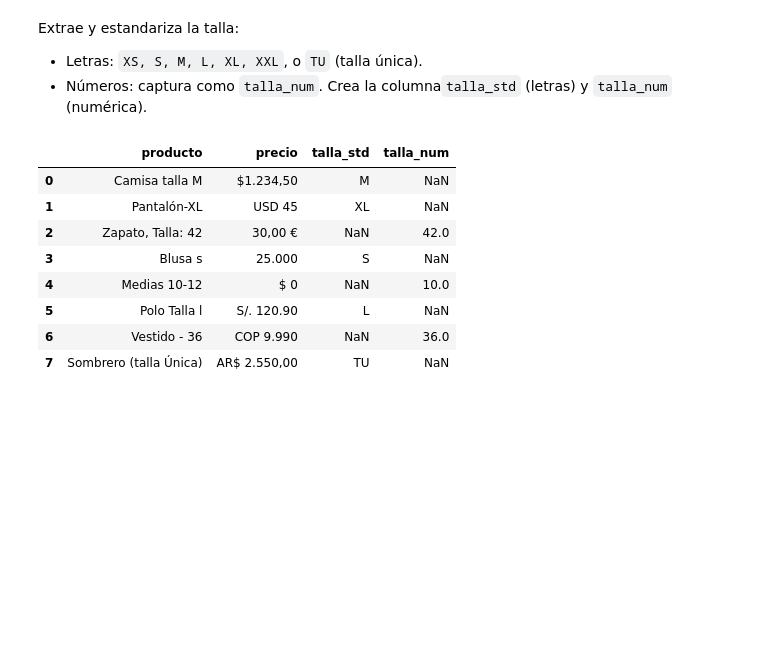
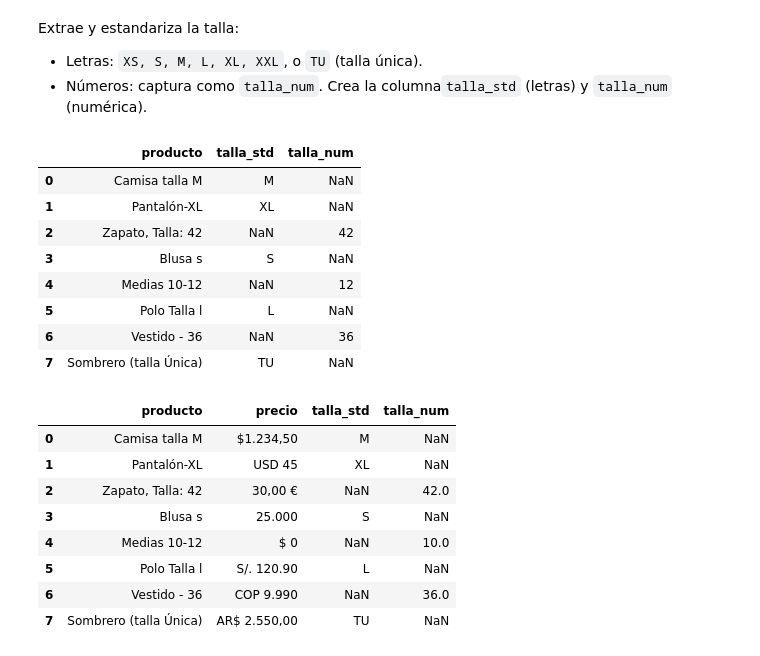
Before and after one commit to DanielGongora28/nlp-upb, a Jupyter notebook: notebooks/Practica_Limpieza_Texto_clean.ipynb, the cells around one changed output. Drawn from its saved outputs; the diff is of its cells as text; code cells hidden in the pictures; blank space fills up the shorter version.

```diff
--- a/notebooks/Practica_Limpieza_Texto_clean.ipynb
+++ b/notebooks/Practica_Limpieza_Texto_clean.ipynb
@@ -454,6 +487,35 @@ Extrae y estandariza la talla:
 Crea la columna`talla_std` (letras) y `talla_num` (numérica).
 # %%
 # Copie su código aca
+# Extract standard sizes (XS, S, M, L, XL, XXL, TU)
+df_productos['talla_std'] = df_productos['producto'].str.extract(r"(?i)\b(XXL|XL|L|M|S|TU|TALLA UNICA|TALLA ÚNICA)\b")
+df_productos['talla_std'] = df_productos['talla_std'].replace(
+    {
+        r"(?i)^talla unica$": "TU",
+        r"(?i)^talla única$": "TU"
+    },
+    regex=True
+)
+# Extract numeric sizes
+df_productos['talla_num'] = df_productos['producto'].str.extract(
+    r'(\d+)(?=\s*$|\s*[,\)])'
+)
+
+# Clean up standard sizes
+df_productos['talla_std'] = df_productos['talla_std'].str.upper().str.strip()
+df_productos['talla_std'] = df_productos['talla_std']
+
+display(df_productos[['producto', 'talla_std', 'talla_num']])
+# %% [output]
+|  | producto | talla_std | talla_num |
+| 0 | Camisa talla M | M | NaN |
+| 1 | Pantalón-XL | XL | NaN |
+| 2 | Zapato, Talla: 42 | NaN | 42 |
+| 3 | Blusa s | S | NaN |
+| 4 | Medias 10-12 | NaN | 12 |
+| 5 | Polo Talla l | L | NaN |
+| 6 | Vestido - 36 | NaN | 36 |
+| 7 | Sombrero (talla Única) | TU | NaN |
 # %%
 # %% [output]
 |  | producto | precio | talla_std | talla_num |
```
Also changed, not shown: parts of 12 cells of this notebook, 2 other files.
